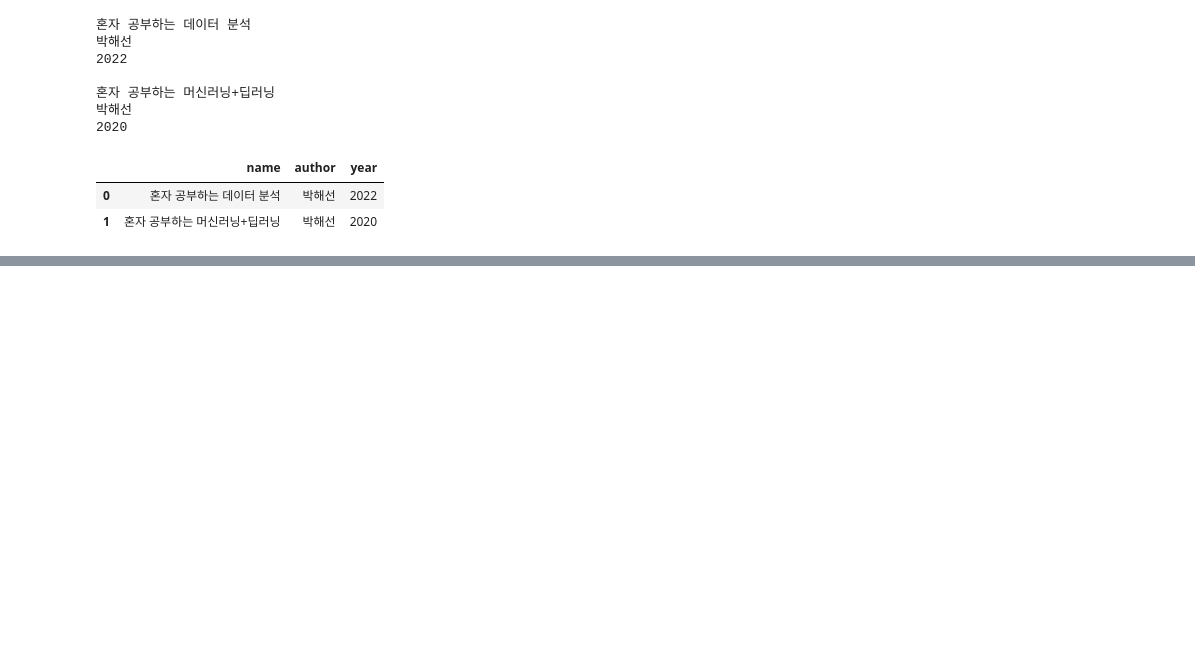
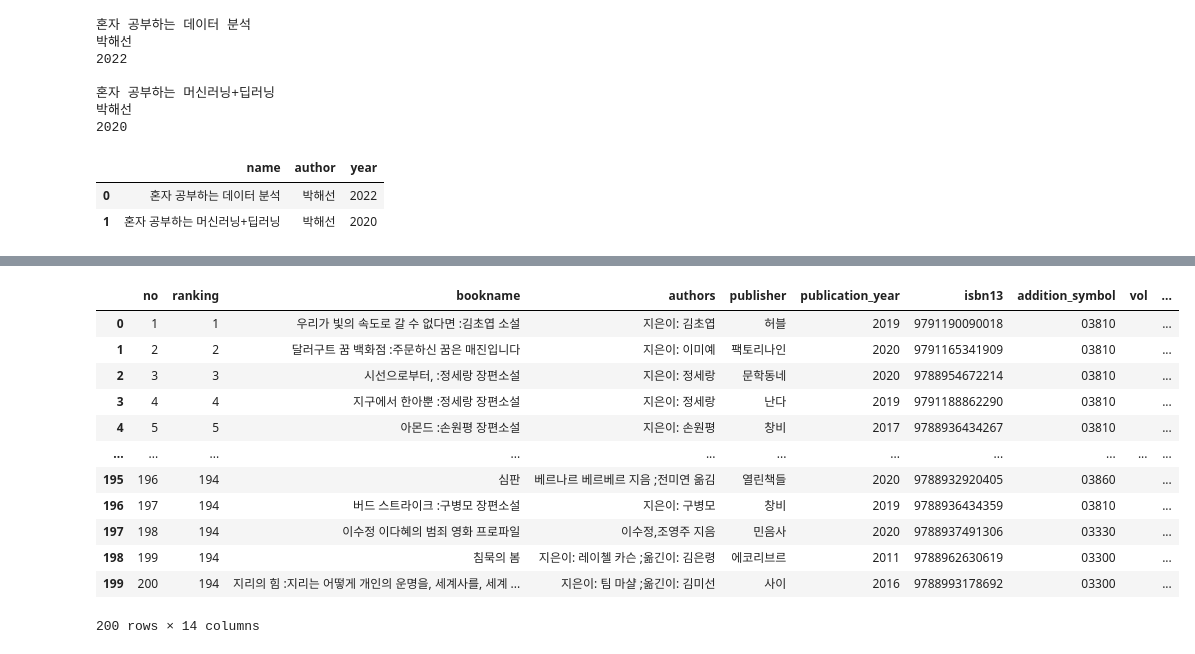
Before and after one commit to kipkii/Big_Wave, a Jupyter notebook: 4주차_실습.ipynb, the cells around one changed output, grey strips where cells are left out. Saved outputs shown, nothing was run; the diff lists cells and outputs as text; code cells hidden in the pictures; blank space fills up the shorter version.

```diff
--- a/4주차_실습.ipynb
+++ b/4주차_실습.ipynb
@@ -337,0 +358,6 @@ print(data)
+# %%
+books = []
+for d in data['response']['docs']:
+  books.append(d['doc'])
+
+books
@@ -337,0 +382,19 @@ print(data)
+# %%
+import pandas as pd
+
+books_df = pd.DataFrame(books)
+books_df
+# %% [output]
+|  | no | ranking | bookname | authors | publisher | publication_year | isbn13 | addition_symbol | vol | ... |
+| 0 | 1 | 1 | 우리가 빛의 속도로 갈 수 없다면 :김초엽 소설 | 지은이: 김초엽 | 허블 | 2019 | 9791190090018 | 03810 |  | ... |
+| 1 | 2 | 2 | 달러구트 꿈 백화점 :주문하신 꿈은 매진입니다 | 지은이: 이미예 | 팩토리나인 | 2020 | 9791165341909 | 03810 |  | ... |
+| 2 | 3 | 3 | 시선으로부터, :정세랑 장편소설 | 지은이: 정세랑 | 문학동네 | 2020 | 9788954672214 | 03810 |  | ... |
+| 3 | 4 | 4 | 지구에서 한아뿐 :정세랑 장편소설 | 지은이: 정세랑 | 난다 | 2019 | 9791188862290 | 03810 |  | ... |
+| 4 | 5 | 5 | 아몬드 :손원평 장편소설 | 지은이: 손원평 | 창비 | 2017 | 9788936434267 | 03810 |  | ... |
+| ... | ... | ... | ... | ... | ... | ... | ... | ... | ... | ... |
+| 195 | 196 | 194 | 심판 | 베르나르 베르베르 지음 ;전미연 옮김 | 열린책들 | 2020 | 9788932920405 | 03860 |  | ... |
+| 196 | 197 | 194 | 버드 스트라이크 :구병모 장편소설 | 지은이: 구병모 | 창비 | 2019 | 9788936434359 | 03810 |  | ... |
+| 197 | 198 | 194 | 이수정 이다혜의 범죄 영화 프로파일 | 이수정,조영주 지음 | 민음사 | 2020 | 9788937491306 | 03330 |  | ... |
+| 198 | 199 | 194 | 침묵의 봄 | 지은이: 레이첼 카슨 ;옮긴이: 김은령 | 에코리브르 | 2011 | 9788962630619 | 03300 |  | ... |
+| 199 | 200 | 194 | 지리의 힘 :지리는 어떻게 개인의 운명을, 세계사를, 세계 ... | 지은이: 팀 마샬 ;옮긴이: 김미선 | 사이 | 2016 | 9788993178692 | 03300 |  | ... |
+200 rows × 14 columns
```
Also changed, not shown: parts of 26 cells of this notebook.
